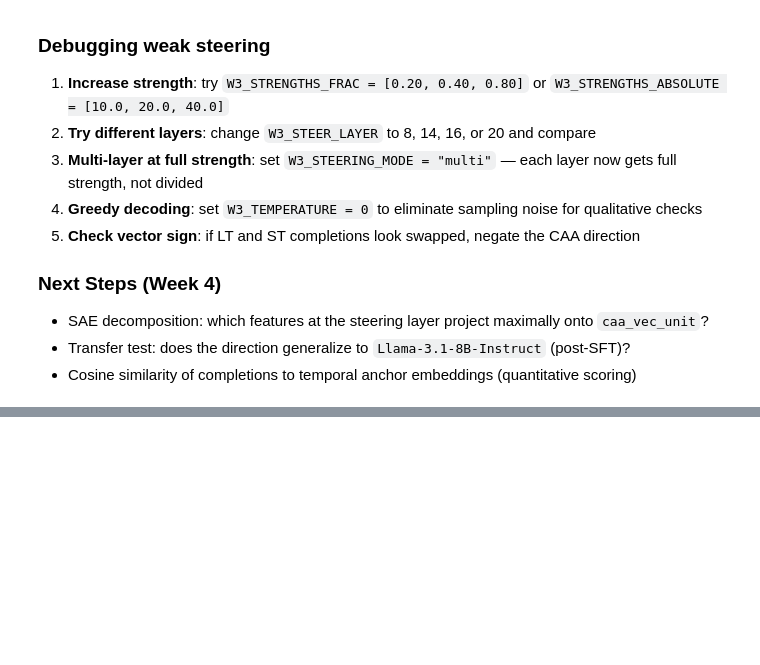
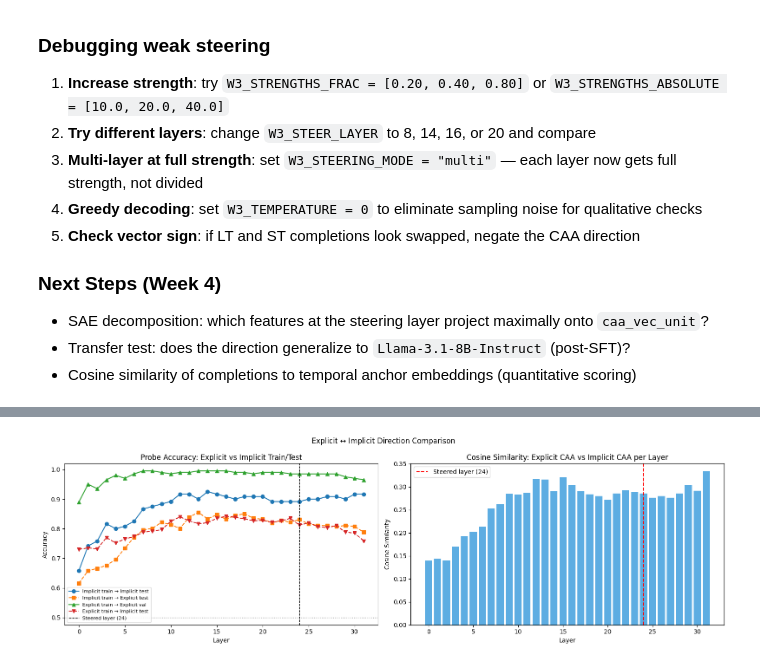
Before and after one commit to Avi161/temporal-awareness, a Jupyter notebook: notebooks/06_probing_and_steering.ipynb, the cells around one changed output, grey strips where cells are left out. Drawn from its saved outputs; the diff is of its cells as text; code cells hidden in the pictures; blank space fills up the shorter version.

```diff
--- a/notebooks/06_probing_and_steering.ipynb
+++ b/notebooks/06_probing_and_steering.ipynb
@@ -1526,0 +1705,5 @@ Saved: /content/temporal-awareness/out/experiments/week3_steering/token_distribu
+# %%
+for L in [13, 18, 24]:
+      caa_t = torch.tensor(dm_caa_units[L], dtype=torch.float32)
+      sim = float(torch.dot(caa_t, b_minus_a2_unit.cpu()))
+      print(f'Layer {L}: cosine(domain-matched CAA, B-A dir) = {sim:+.4f}')
@@ -1526,0 +1719,92 @@ Saved: /content/temporal-awareness/out/experiments/week3_steering/token_distribu
+# %%
+# ── Cell 67 (Section 16) ──────────────────────────────────────────────────
+# ── Train on explicit, test on implicit ───────────────────────────────────
+n_expl_half = n_expl  # number of explicit samples per class
+n_impl_half = n_impl  # number of implicit samples per class
+
+X_expl_np2 = torch.cat([acts_immediate, acts_long_term], dim=0).float().cpu().numpy()
+y_expl2    = np.array([0]*n_expl + [1]*n_expl)
+X_impl_np2 = torch.cat([acts_immediate_impl, acts_long_term_impl], dim=0).float().cpu().numpy()
+y_impl2    = np.array([0]*n_impl + [1]*n_impl)
+
+expl_train_accs = []
+expl2impl_accs  = []
+
+for layer in range(N_LAYERS):
+    X_tr = X_expl_np2[:, layer, :]
+    X_te = X_impl_np2[:, layer, :]
+
+    X_tr_tr, X_tr_val, y_tr_tr, y_tr_val = train_test_split(
+        X_tr, y_expl2, test_size=0.2, random_state=RANDOM_STATE
+    )
+    probe_expl = LogisticRegression(max_iter=1000, C=1.0, random_state=RANDOM_STATE)
+    probe_expl.fit(X_tr_tr, y_tr_tr)
+
+    train_acc = float(probe_expl.score(X_tr_val, y_tr_val))
+    cross_acc = float(probe_expl.score(X_te, y_impl2))
+    expl_train_accs.append(train_acc)
+    expl2impl_accs.append(cross_acc)
+
+best_expl_layer = int(np.argmax(expl_train_accs))
+print(f'Best explicit probe layer: {best_expl_layer}  '
+      f'(train acc={expl_train_accs[best_expl_layer]:.3f}, '
+      f'impl cross acc={expl2impl_accs[best_expl_layer]:.3f})')
+
+# ── Explicit CAA unit vectors ─────────────────────────────────────────────
+expl_caa_units = {}
+for L in range(N_LAYERS):
+    raw = (acts_long_term[:, L, :].float() - acts_immediate[:, L, :].float()).mean(dim=0)
+    expl_caa_units[L] = (raw / raw.norm().clamp(min=1e-8)).cpu().numpy().astype('float32')
+
+# ── Cosine similarity: explicit CAA vs implicit CAA ───────────────────────
+expl_impl_cosines = []
+for L in range(N_LAYERS):
+    e = torch.tensor(expl_caa_units[L], dtype=torch.float32)
+    i = torch.tensor(w3_caa_units[L], dtype=torch.float32)
+    sim = float(torch.dot(e, i))
+    expl_impl_cosines.append(sim)
+
+# ── Plot ─────────────────────────────────────────────────────────────────
+fig, axes = plt.subplots(1, 2, figsize=(16, 5))
+
+# Left: cross-dataset accuracy comparison
+layers = list(range(N_LAYERS))
+axes[0].plot(layers, df_probes['test_accuracy'].tolist(), 'o-', color='tab:blue',
+             label='Implicit train → Implicit test')
+axes[0].plot(layers, df_probes['cross_dataset_accuracy'].tolist(), 's--', color='tab:orange',
+             label='Implicit train → Explicit test')
+axes[0].plot(layers, expl_train_accs, '^-', color='tab:green',
+             label='Explicit train → Explicit val')
+axes[0].plot(layers, expl2impl_accs, 'v--', color='tab:red',
+             label='Explicit train → Implicit test')
+axes[0].axhline(0.5, color='gray', linestyle=':', linewidth=1)
+axes[0].axvline(W3_STEER_LAYER, color='black', linestyle='--', linewidth=1,
+                label=f'Steered layer ({W3_STEER_LAYER})')
+axes[0].set_xlabel('Layer')
+axes[0].set_ylabel('Accuracy')
+axes[0].set_title('Probe Accuracy: Explicit vs Implicit Train/Test')
+axes[0].legend(fontsize=8)
+
+# Right: cosine similarity between explicit and implicit CAA directions
+axes[1].bar(layers, expl_impl_cosines,
+            color=['#5dade2' if v > 0 else '#f1948a' for v in expl_impl_cosines])
+axes[1].axhline(0, color='black', linewidth=0.8)
+axes[1].axvline(W3_STEER_LAYER, color='red', linestyle='--', linewidth=1.5,
+                label=f'Steered layer ({W3_STEER_LAYER})')
+axes[1].set_xlabel('Layer')
+axes[1].set_ylabel('Cosine Similarity')
+axes[1].set_title('Cosine Similarity: Explicit CAA vs Implicit CAA per Layer')
+axes[1].legend()
+
+plt.suptitle('Explicit ↔ Implicit Direction Comparison')
+plt.tight_layout()
+plt.savefig(W3_OUT_DIR / 'explicit_implicit_probe_comparison.png', dpi=150, bbox_inches='tight')
+plt.show()
+
+print('\nAccuracy table (max over layers):')
+print(f'  Implicit train  → Implicit test :  {max(df_probes["test_accuracy"]):.3f}')
+print(f'  Implicit train  → Explicit test :  {max(df_probes["cross_dataset_accuracy"]):.3f}')
+print(f'  Explicit train  → Explicit val  :  {max(expl_train_accs):.3f}')
+print(f'  Explicit train  → Implicit test :  {max(expl2impl_accs):.3f}')
+print(f'\nSaved: {W3_OUT_DIR / "explicit_implicit_probe_comparison.png"}')
+# %% [output]
@@ -1526,0 +1812 @@ Saved: /content/temporal-awareness/out/experiments/week3_steering/token_distribu
+[figure, added]
```
Also changed, not shown: parts of 46 cells of this notebook, 4 other files.
